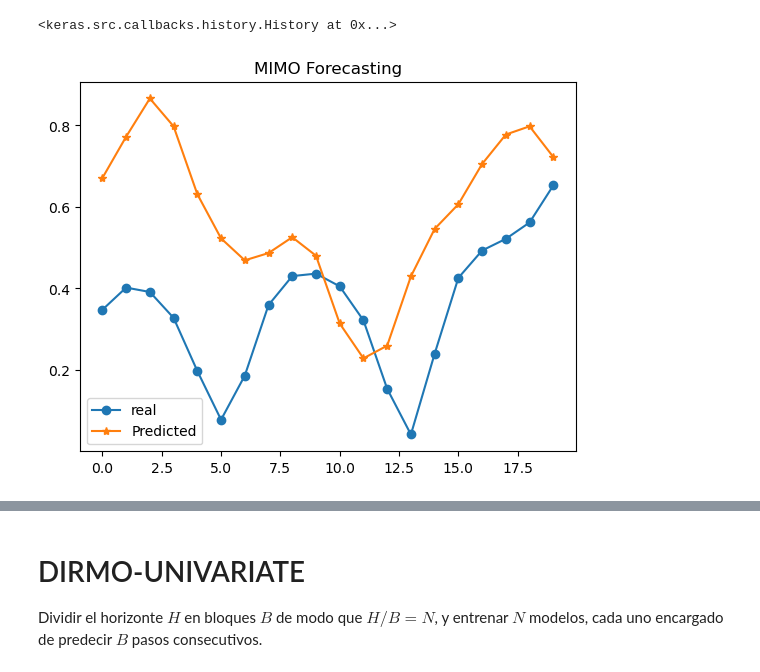
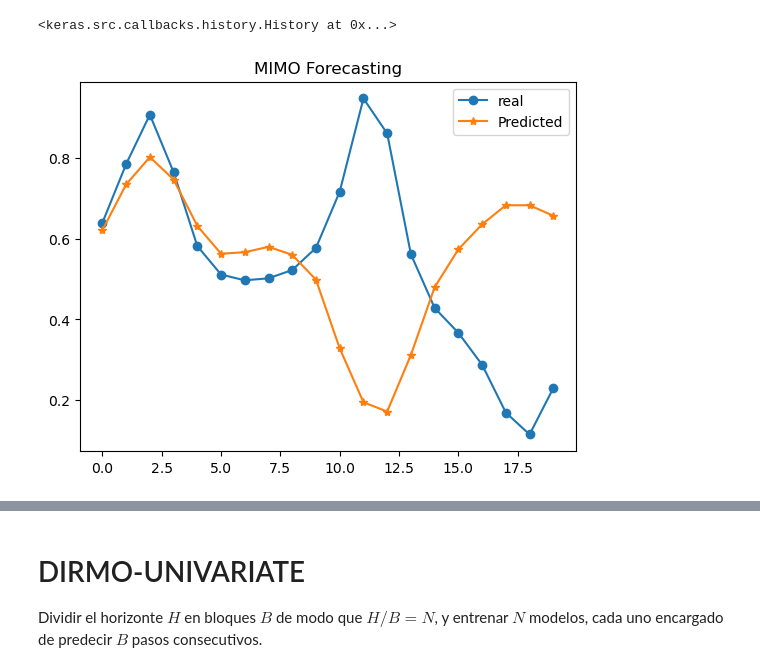
Before and after one commit to nxteventrying/chaos-ts-analysis, a Jupyter notebook: experiments/univariate.ipynb, the cells around one changed output, grey strips where cells are left out. Saved outputs shown, nothing was run; the diff lists cells and outputs as text; code cells hidden in the pictures.

```diff
--- a/experiments/univariate.ipynb
+++ b/experiments/univariate.ipynb
@@ -229,8 +290,8 @@ for i, (X, y) in datasets.items():  # i is literally 0, 1, 2...
 starter_sample = train_scaled[-1].reshape((1, n_steps, n_features))
 predictions_direct = []
 
-for i in models:  # skip = number of horizons / models
-    model = models[i]
+for i in models_direct:  # skip = number of horizons / models
+    model = models_direct[i]
     yhat = model.predict(starter_sample, verbose=0)
     predictions_direct.append(yhat[0, 0])  # flatten the output
 # %% [output]
@@ -324,7 +436,7 @@ def direc_predictions(starter_sample, horizon, model, scaler = None):
     return predictions
 # %%
 starter_sample = train_scaled[-3:] #.reshape((1, n_steps_in, n_features))
-horizon = 21
-direc_preds = direc_predictions(starter_sample, horizon, model_direc, scaler = None)
+horizon_direc = 21
+predictions_direc = direc_predictions(starter_sample, horizon_direc, model_direc, scaler = None)
 # %%
 # Plot
@@ -375,20 +538,20 @@ def vanilla_lstm_direct(n_steps_in, n_steps_out, n_features, units=100):
     model.compile(optimizer='adam', loss='mse')
     return model
 # %%
-model_direc = vanilla_lstm_direct(n_steps_in, n_steps_out,n_features)
-model_direc.fit(X, y, epochs=800, verbose=0)
+model_MIMO = vanilla_lstm_direct(n_steps_in, n_steps_out,n_features)
+model_MIMO.fit(X, y, epochs=800, verbose=0)
 # %% [output]
 <keras.src.callbacks.history.History at 0x...>
 # %%
 starter_sample = train_scaled[-20:].reshape((1, n_steps_in, n_features))
-horizon = 20
-yhat = model_direc.predict(starter_sample, verbose = 0)
+horizon_MIMO = 20
+predictions_MIMO = model_MIMO.predict(starter_sample, verbose = 0)
 # %%
 # Plot
-plt.plot(test_scaled[:horizon], marker='o', label = 'real')
-plt.plot(yhat.flatten(), label='Predicted', marker='*')
+plt.plot(val_scaled[:horizon_MIMO], marker='o', label = 'real')
+plt.plot(predictions_MIMO.flatten(), label='Predicted', marker='*')
 plt.legend()
 plt.title('MIMO Forecasting')
 plt.show()
 # %% [output]
-[figure, old version]
+[figure, new version]
```
Also changed, not shown: parts of 19 cells of this notebook, 3 other files.
